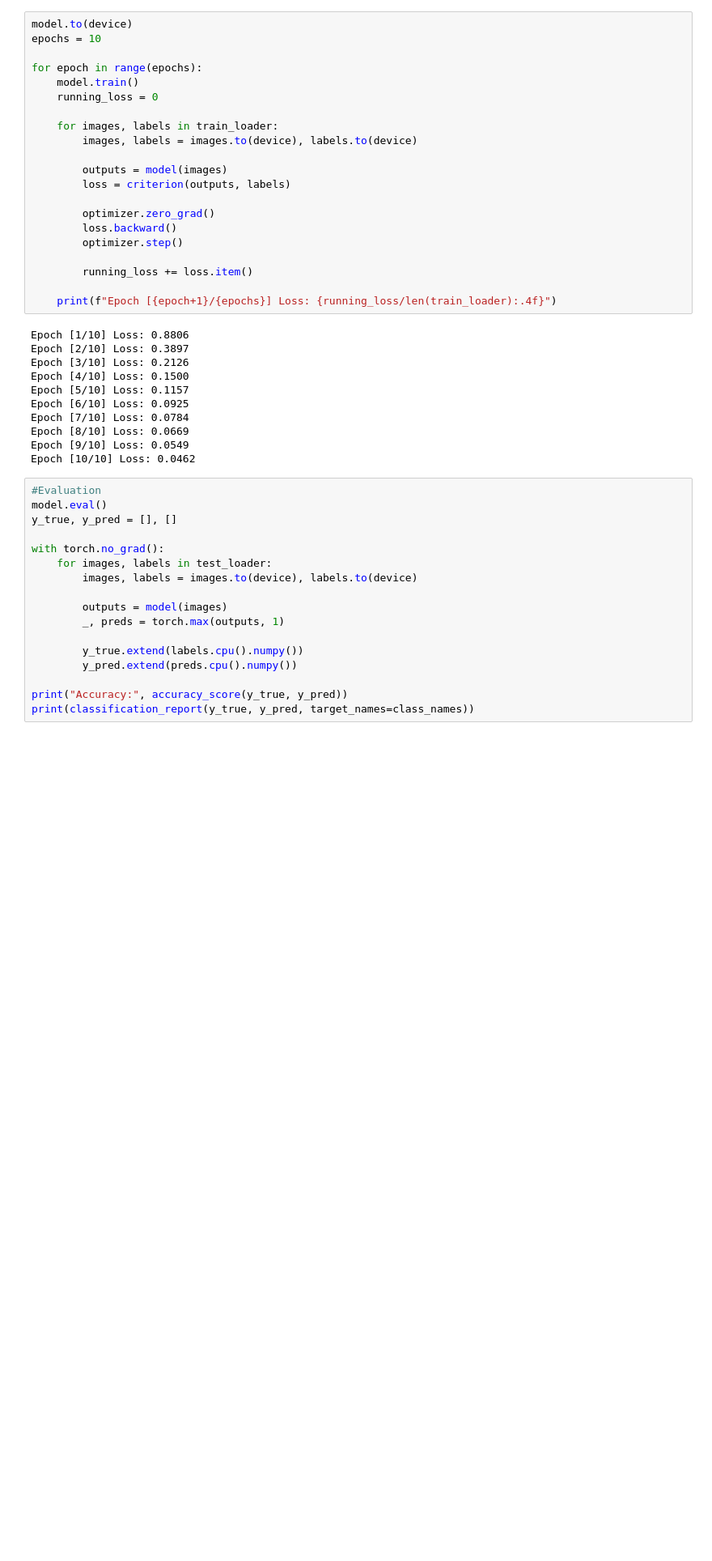
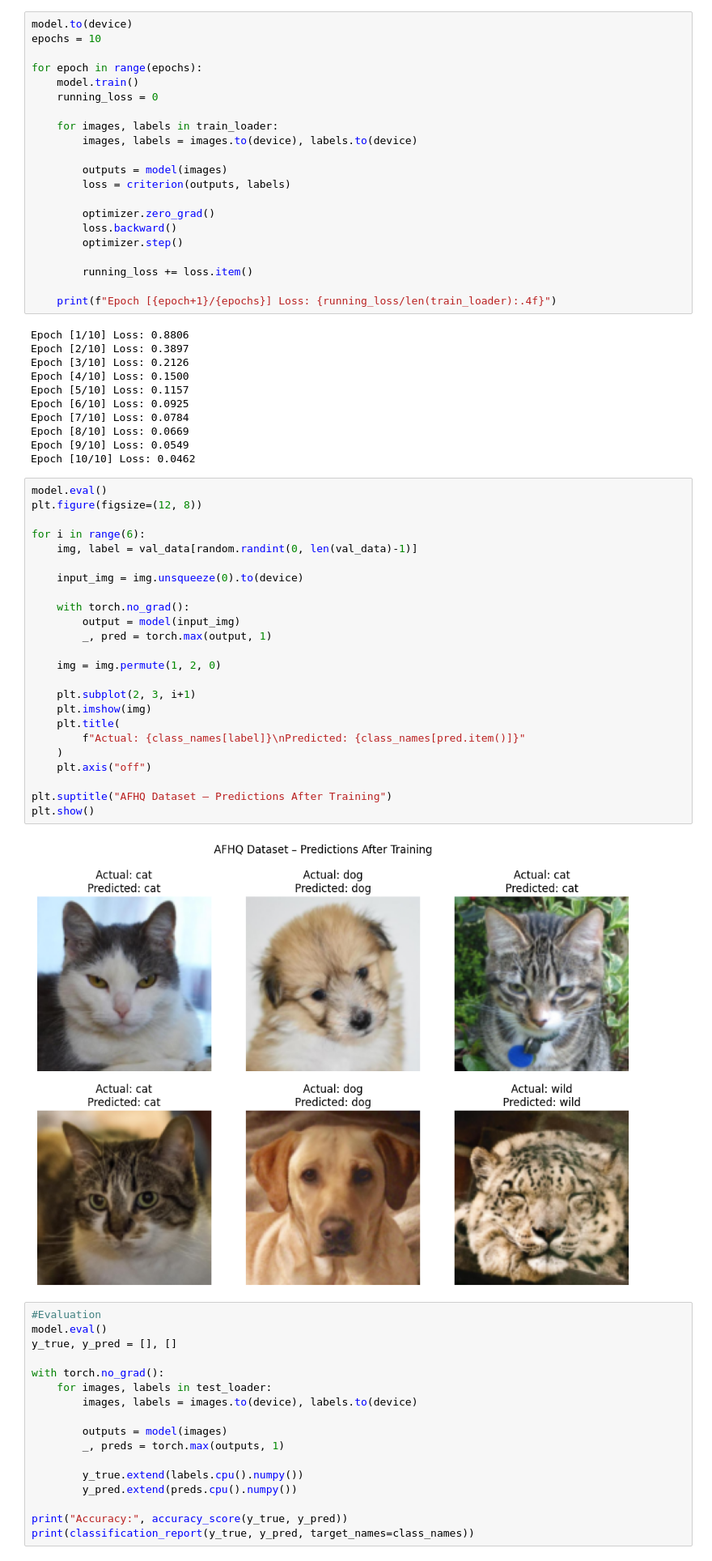
Before and after one commit to Zee5h4n/lessons-learned, a Jupyter notebook: AnimalClassficationCRNN.ipynb, the cells around one changed output. Shown at 81% size. Saved outputs shown, nothing was run; the diff lists cells and outputs as text; blank space fills up the shorter version.

Commit message:
Prediction after traning

```diff
--- a/AnimalClassficationCRNN.ipynb
+++ b/AnimalClassficationCRNN.ipynb
@@ -225,6 +225,32 @@ Epoch [7/10] Loss: 0.0784
 Epoch [8/10] Loss: 0.0669
 Epoch [9/10] Loss: 0.0549
 Epoch [10/10] Loss: 0.0462
+# %%
+model.eval()
+plt.figure(figsize=(12, 8))
+
+for i in range(6):
+    img, label = val_data[random.randint(0, len(val_data)-1)]
+
+    input_img = img.unsqueeze(0).to(device)
+
+    with torch.no_grad():
+        output = model(input_img)
+        _, pred = torch.max(output, 1)
+
+    img = img.permute(1, 2, 0)
+
+    plt.subplot(2, 3, i+1)
+    plt.imshow(img)
+    plt.title(
+        f"Actual: {class_names[label]}\nPredicted: {class_names[pred.item()]}"
+    )
+    plt.axis("off")
+
+plt.suptitle("AFHQ Dataset – Predictions After Training")
+plt.show()
+# %% [output]
+[figure, added]
 # %%
 #Evaluation
 model.eval()
```
